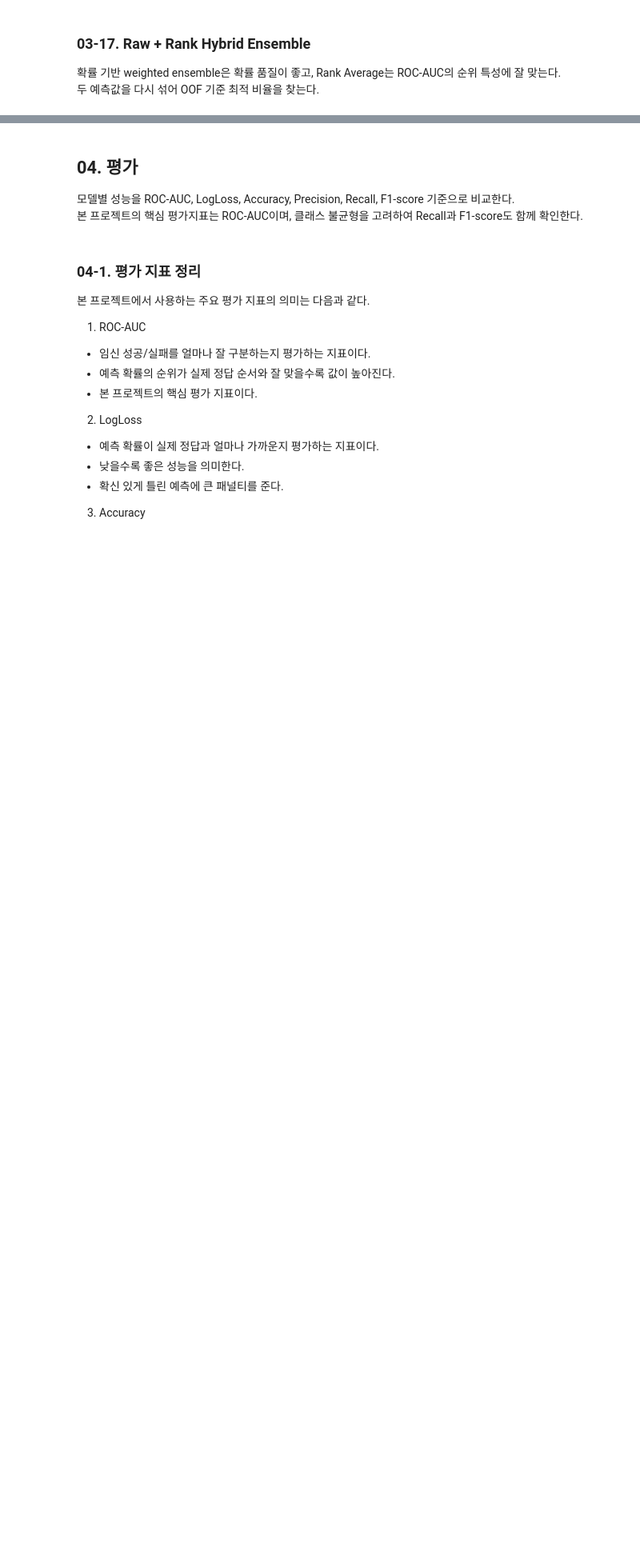
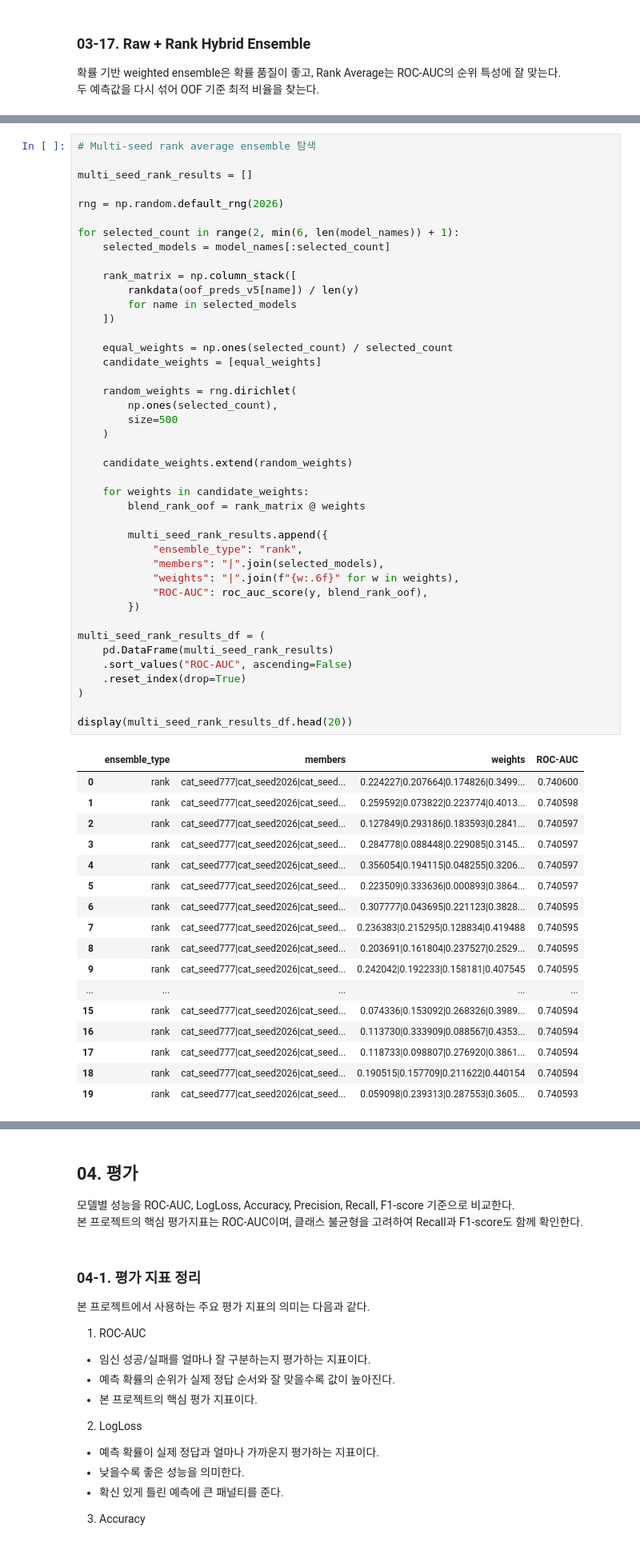
Before and after one commit to nanimnoworry/PSP, a Jupyter notebook: 00.Project_Fertility_PSP_v5.ipynb, the cells around one changed output, grey strips where cells are left out. Shown at 80% size. Drawn from its saved outputs; the diff is of its cells as text; blank space fills up the shorter version.

```diff
--- a/00.Project_Fertility_PSP_v5.ipynb
+++ b/00.Project_Fertility_PSP_v5.ipynb
@@ -3616,0 +4138,60 @@ OOF 개선폭이 작을 때는 리더보드에서 순서가 바뀔 수 있으므
+# %%
+# Multi-seed rank average ensemble 탐색
+
+multi_seed_rank_results = []
+
+rng = np.random.default_rng(2026)
+
+for selected_count in range(2, min(6, len(model_names)) + 1):
+    selected_models = model_names[:selected_count]
+
+    rank_matrix = np.column_stack([
+        rankdata(oof_preds_v5[name]) / len(y)
+        for name in selected_models
+    ])
+
+    equal_weights = np.ones(selected_count) / selected_count
+    candidate_weights = [equal_weights]
+
+    random_weights = rng.dirichlet(
+        np.ones(selected_count),
+        size=500
+    )
+
+    candidate_weights.extend(random_weights)
+
+    for weights in candidate_weights:
+        blend_rank_oof = rank_matrix @ weights
+
+        multi_seed_rank_results.append({
+            "ensemble_type": "rank",
+            "members": "|".join(selected_models),
+            "weights": "|".join(f"{w:.6f}" for w in weights),
+            "ROC-AUC": roc_auc_score(y, blend_rank_oof),
+        })
+
+multi_seed_rank_results_df = (
+    pd.DataFrame(multi_seed_rank_results)
+    .sort_values("ROC-AUC", ascending=False)
+    .reset_index(drop=True)
+)
+
+display(multi_seed_rank_results_df.head(20))
+# %% [output]
+|  | ensemble_type | members | weights | ROC-AUC |
+| 0 | rank | cat_seed777|cat_seed2026|cat_seed... | 0.224227|0.207664|0.174826|0.3499... | 0.740600 |
+| 1 | rank | cat_seed777|cat_seed2026|cat_seed... | 0.259592|0.073822|0.223774|0.4013... | 0.740598 |
+| 2 | rank | cat_seed777|cat_seed2026|cat_seed... | 0.127849|0.293186|0.183593|0.2841... | 0.740597 |
+| 3 | rank | cat_seed777|cat_seed2026|cat_seed... | 0.284778|0.088448|0.229085|0.3145... | 0.740597 |
+| 4 | rank | cat_seed777|cat_seed2026|cat_seed... | 0.356054|0.194115|0.048255|0.3206... | 0.740597 |
+| 5 | rank | cat_seed777|cat_seed2026|cat_seed... | 0.223509|0.333636|0.000893|0.3864... | 0.740597 |
+| 6 | rank | cat_seed777|cat_seed2026|cat_seed... | 0.307777|0.043695|0.221123|0.3828... | 0.740595 |
+| 7 | rank | cat_seed777|cat_seed2026|cat_seed... | 0.236383|0.215295|0.128834|0.419488 | 0.740595 |
+| 8 | rank | cat_seed777|cat_seed2026|cat_seed... | 0.203691|0.161804|0.237527|0.2529... | 0.740595 |
+| 9 | rank | cat_seed777|cat_seed2026|cat_seed... | 0.242042|0.192233|0.158181|0.407545 | 0.740595 |
+| ... | ... | ... | ... | ... |
+| 15 | rank | cat_seed777|cat_seed2026|cat_seed... | 0.074336|0.153092|0.268326|0.3989... | 0.740594 |
+| 16 | rank | cat_seed777|cat_seed2026|cat_seed... | 0.113730|0.333909|0.088567|0.4353... | 0.740594 |
+| 17 | rank | cat_seed777|cat_seed2026|cat_seed... | 0.118733|0.098807|0.276920|0.3861... | 0.740594 |
+| 18 | rank | cat_seed777|cat_seed2026|cat_seed... | 0.190515|0.157709|0.211622|0.440154 | 0.740594 |
+| 19 | rank | cat_seed777|cat_seed2026|cat_seed... | 0.059098|0.239313|0.287553|0.3605... | 0.740593 |
```
Also changed, not shown: parts of 32 cells of this notebook.
